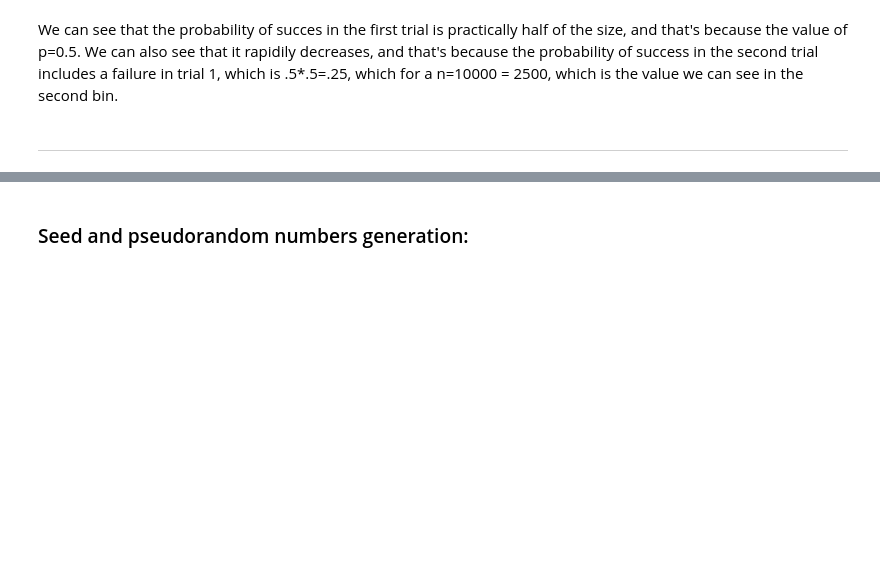
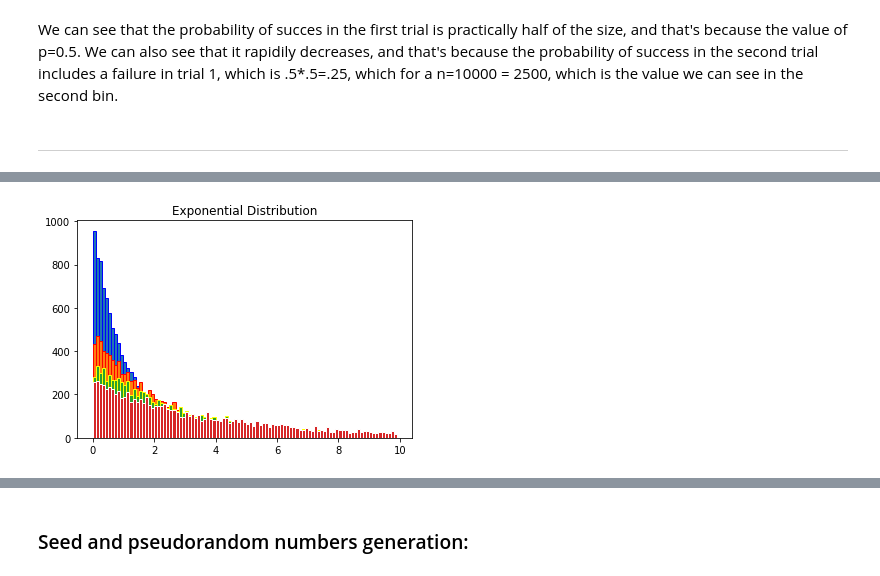
Before and after one commit to Daniel-GS-prog/numpy.random-, a Jupyter notebook: numpy-random.ipynb, the cells around one changed output, grey strips where cells are left out. Cells and saved outputs as stored; diff of their text form; code cells hidden in the pictures; blank space fills up the shorter version.

```diff
--- a/numpy-random.ipynb
+++ b/numpy-random.ipynb
@@ -421,0 +468,19 @@ We can see that the probability of succes in the first trial is practically half
+# %%
+size = 10000
+#drawing 10000 sample from
+#exponential distribution
+a = rng.exponential(1, size)
+b = rng.exponential(2, size)
+c = rng.exponential(3, size)
+d = rng.exponential(4, size)
+bin = np.arange(0,10,0.1)
+
+plt.hist(a, bins=bin, edgecolor='blue')
+plt.hist(b, bins=bin, edgecolor='red')
+plt.hist(c, bins=bin, edgecolor='yellow')
+plt.hist(d, bins=bin, edgecolor='white')
+
+plt.title("Exponential Distribution")
+plt.show()
+# %% [output]
+[figure, added]
```
Also changed, not shown: parts of 38 cells of this notebook.
